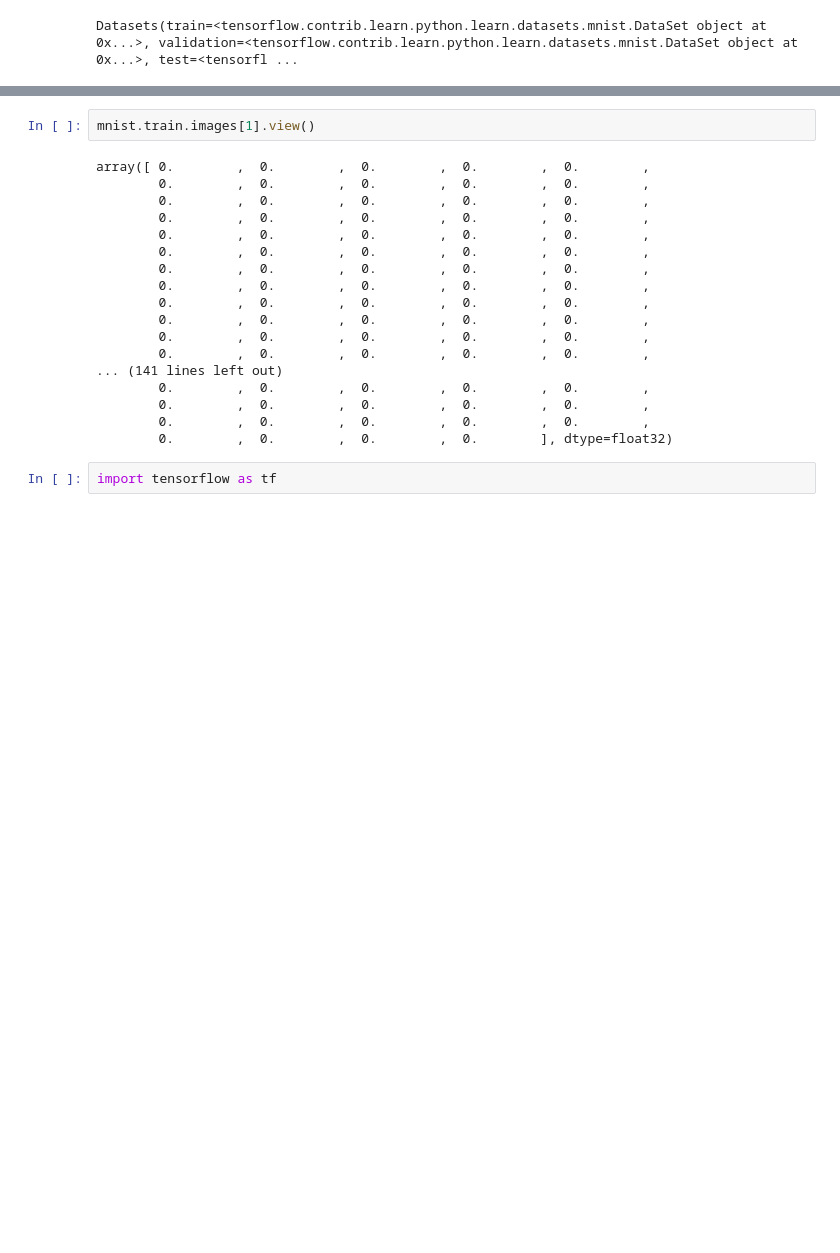
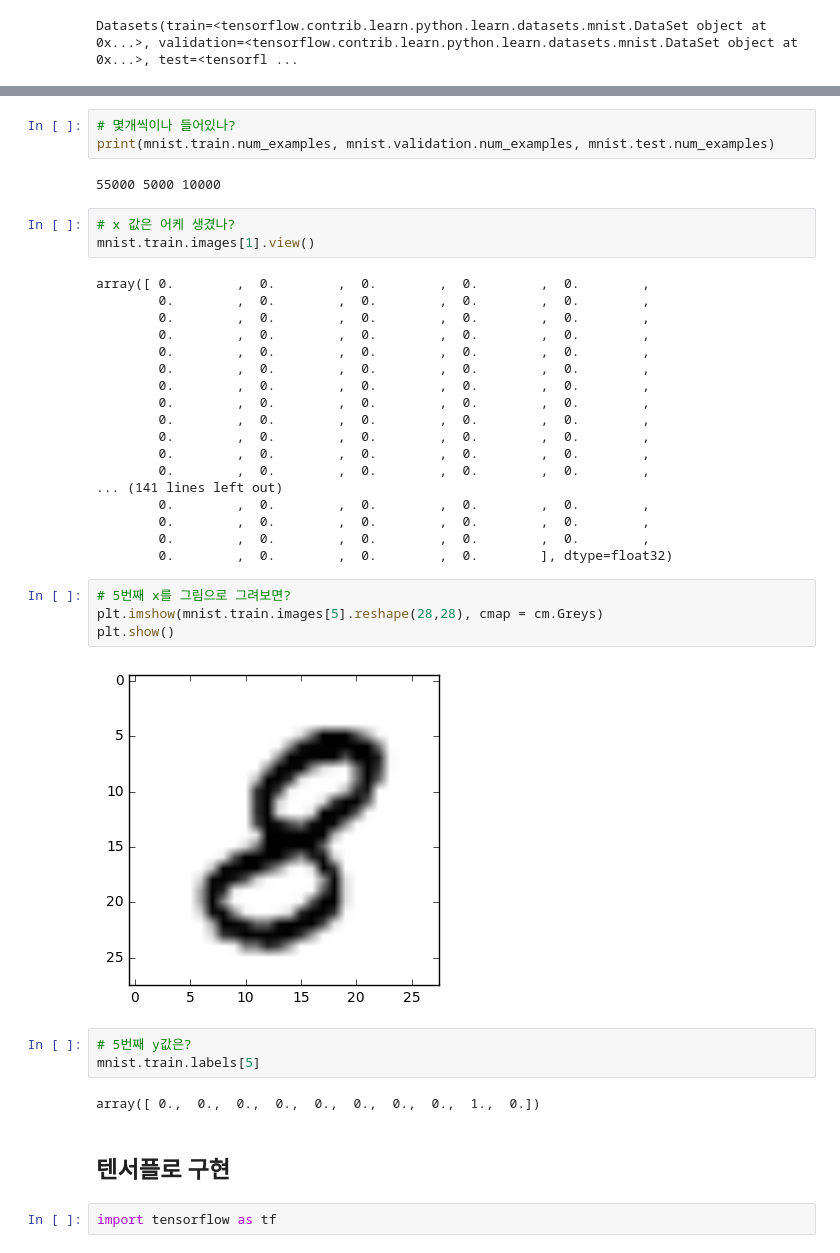
Before and after one commit to dyhan73/BookCode, a Jupyter notebook: Tensorflow/first-steps-with-tensorflow/chapter2-6/chapter4_simple_neural_network.ipynb, the cells around one changed output, grey strips where cells are left out. Cells and saved outputs as stored; diff of their text form; blank space fills up the shorter version.

```diff
--- a/Tensorflow/first-steps-with-tensorflow/chapter2-6/chapter4_simple_neural_network.ipynb
+++ b/Tensorflow/first-steps-with-tensorflow/chapter2-6/chapter4_simple_neural_network.ipynb
@@ -36,4 +58,10 @@ Datasets(train=<tensorflow.contrib.learn.python.learn.datasets.mnist.DataSet obj
+# %%
+# 몇개씩이나 들어있나?
+print(mnist.train.num_examples, mnist.validation.num_examples, mnist.test.num_examples)
+# %% [output]
+55000 5000 10000
 # %%
+# x 값은 어케 생겼나?
 mnist.train.images[1].view()
 # %% [output]
 array([ 0.        ,  0.        ,  0.        ,  0.        ,  0.        ,
@@ -53,6 +81,19 @@ array([ 0.        ,  0.        ,  0.        ,  0.        ,  0.        ,
         0.        ,  0.        ,  0.        ,  0.        ,  0.        ,
         0.        ,  0.        ,  0.        ,  0.        ,  0.        ,
         0.        ,  0.        ,  0.        ,  0.        ], dtype=float32)
+# %%
+# 5번째 x를 그림으로 그려보면?
+plt.imshow(mnist.train.images[5].reshape(28,28), cmap = cm.Greys)
+plt.show()
+# %% [output]
+[figure, added]
+# %%
+# 5번째 y값은?
+mnist.train.labels[5]
+# %% [output]
+array([ 0.,  0.,  0.,  0.,  0.,  0.,  0.,  0.,  1.,  0.])
+# %% [markdown]
+## 텐서플로 구현
 # %%
 import tensorflow as tf
 # %%
```
Also changed, not shown: parts of 10 cells of this notebook.
